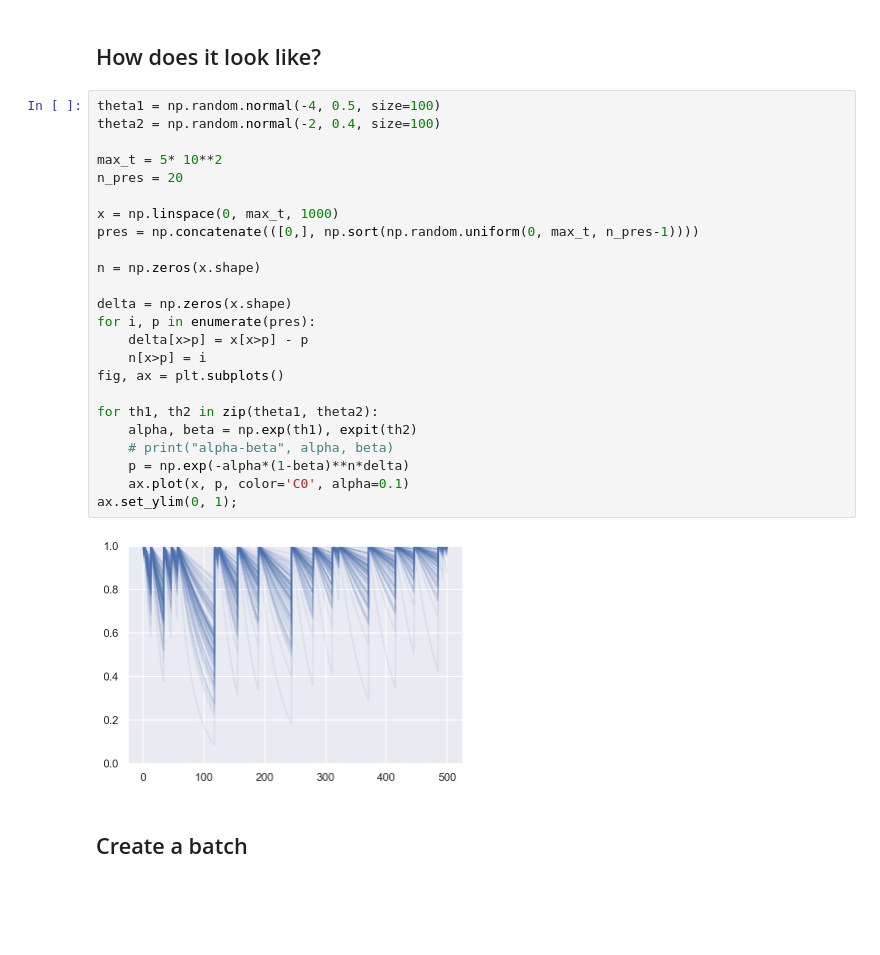
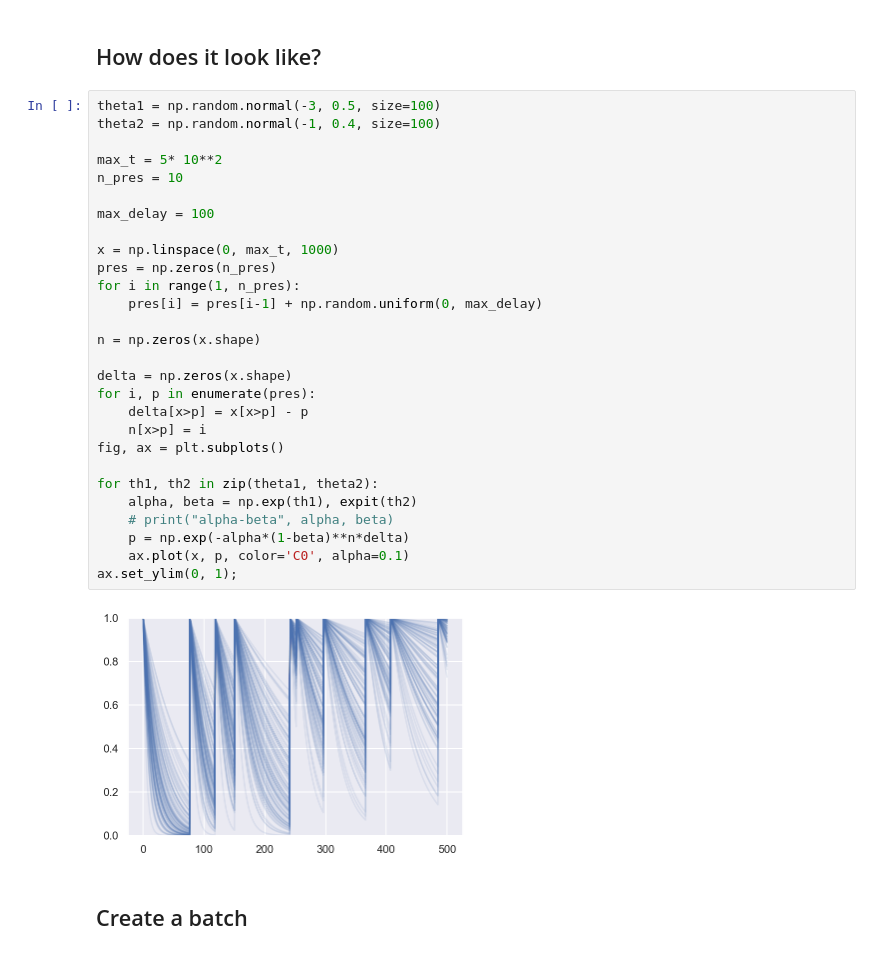
Before and after one commit to AurelienNioche/ActiveTeachingCollaborative, a Jupyter notebook: numpyro-mcmc.ipynb, the cells around one changed output. Drawn from its saved outputs; the diff is of its cells as text; blank space fills up the shorter version.

```diff
--- a/numpyro-mcmc.ipynb
+++ b/numpyro-mcmc.ipynb
@@ -117,31 +173,35 @@ def model(n_u, n_w, u, w, d, r, y):
 # %% [markdown]
 ## How does it look like?
 # %%
-theta1 = np.random.normal(-4, 0.5, size=100)
-theta2 = np.random.normal(-2, 0.4, size=100)
+theta1 = np.random.normal(-3, 0.5, size=100)
+theta2 = np.random.normal(-1, 0.4, size=100)
 
 max_t = 5* 10**2
-n_pres = 20
+n_pres = 10
+
+max_delay = 100
 
 x = np.linspace(0, max_t, 1000)
-pres = np.concatenate(([0,], np.sort(np.random.uniform(0, max_t, n_pres-1))))
+pres = np.zeros(n_pres)
+for i in range(1, n_pres):
+    pres[i] = pres[i-1] + np.random.uniform(0, max_delay)
 
 n = np.zeros(x.shape)
 
 delta = np.zeros(x.shape)
 for i, p in enumerate(pres):
     delta[x>p] = x[x>p] - p
     n[x>p] = i
 fig, ax = plt.subplots()
 
 for th1, th2 in zip(theta1, theta2):
     alpha, beta = np.exp(th1), expit(th2)
     # print("alpha-beta", alpha, beta)
     p = np.exp(-alpha*(1-beta)**n*delta)
     ax.plot(x, p, color='C0', alpha=0.1)
 ax.set_ylim(0, 1);
 # %% [output]
-[figure, old version]
+[figure, new version]
 # %% [markdown]
 ## Create a batch
 # %%
```
Also changed, not shown: parts of 19 cells of this notebook, 3 other files.
